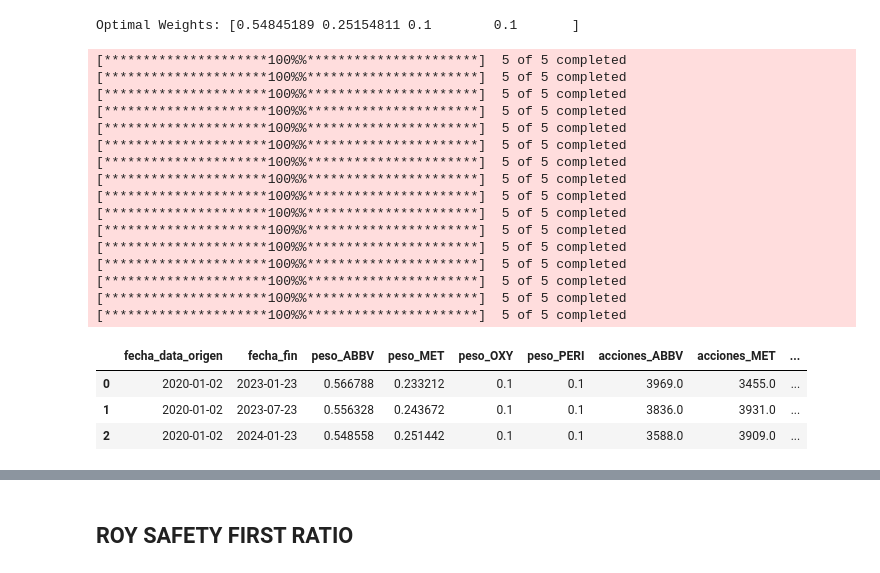
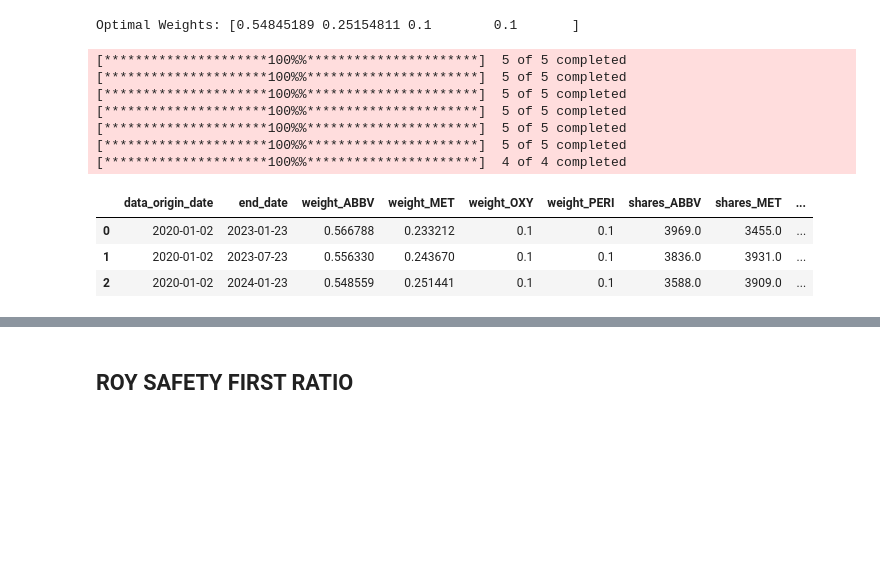
Before and after one commit to diegotita4/PAP-QAA_strategies, a Jupyter notebook: validations.ipynb, the cells around one changed output, grey strips where cells are left out. Drawn from its saved outputs; the diff is of its cells as text; code cells hidden in the pictures; blank space fills up the shorter version.

```diff
--- a/validations.ipynb
+++ b/validations.ipynb
@@ -33,6 +33,12 @@ optimization_models = ['SLSQP', 'Monte Carlo', 'COBYLA']
 QAA_instance = QAA(tickers=tickers, start_date='2020-01-02', end_date='2024-01-23', rf=0.02)
 # %% [output]
 [*********************100%%**********************]  5 of 5 completed
+# %%
+# Backtesting
+initial_portfolio_value = 1_000_000
+rebalance_frequency_months = 6
+optimization_model = 'SLSQP'
+rf = 0.02
 # %% [markdown]
 ## Minimum Variance
 # %%
@@ -290,59 +286,31 @@ print("Optimal Weights:", opt_results.x)
 [*********************100%%**********************]  4 of 4 completed
 [*********************100%%**********************]  1 of 1 completed
 Optimal Weights: [0.54845189 0.25154811 0.1        0.1       ]
-# %%
-tickers = ["ABBV", "MET", "OXY", "PERI"]
-rf = 0.02  # Tasa libre de riesgo
-optimization_strategy = 'Semivariance'
-optimization_model = 'SLSQP'
-valor_portafolio_inicial = 1_000_000
-frecuencias_rebalanceo_meses = 6
-sin_frecuencias_rebalanceo_meses = 12
 # %%
-# Realizar el backtesting
-resultados_backtesting = backtesting_dinamico(
+optimization_strategy = 'Semivariance'
+
+results, daily_data, portfolio_value = dynamic_backtesting(
     tickers=tickers,
-    start_date='2020-01-02',
+    start_date_data='2020-01-02',
     start_backtesting='2023-01-23',
     end_date='2024-01-23',
-    frecuencias_rebalanceo_meses = [frecuencias_rebalanceo_meses] , # Ajustes cada 2, 3, 4 y 6 meses
+    rebalance_frequency_months = [rebalance_frequency_months] , # Ajustes cada 2, 3, 4 y 6 meses
     rf=rf,
     optimization_strategy=optimization_strategy,
     optimization_model=optimization_model,
-    valor_portafolio_inicial = valor_portafolio_inicial
+    initial_portfolio_value = initial_portfolio_value
 )
 
-resultados_sin_backtesting = backtesting_dinamico(
-    tickers=tickers,
-    start_date='2010-01-02',
-    start_backtesting='2020-01-23',
-    end_date='2024-01-23',
-    frecuencias_rebalanceo_meses = [sin_frecuencias_rebalanceo_meses] , # Ajustes cada 2, 3, 4 y 6 meses
-    rf=rf,
-    optimization_strategy=optimization_strategy,
-    optimization_model=optimization_model,
-    valor_portafolio_inicial = valor_portafolio_inicial
-)
-
-resultados_backtesting
+results
 # %% [output]
 [*********************100%%**********************]  5 of 5 completed
 [*********************100%%**********************]  5 of 5 completed
 [*********************100%%**********************]  5 of 5 completed
 [*********************100%%**********************]  5 of 5 completed
 [*********************100%%**********************]  5 of 5 completed
 [*********************100%%**********************]  5 of 5 completed
-[*********************100%%**********************]  5 of 5 completed
-[*********************100%%**********************]  5 of 5 completed
-[*********************100%%**********************]  5 of 5 completed
-[*********************100%%**********************]  5 of 5 completed
-[*********************100%%**********************]  5 of 5 completed
-[*********************100%%**********************]  5 of 5 completed
-[*********************100%%**********************]  5 of 5 completed
-[*********************100%%**********************]  5 of 5 completed
-[*********************100%%**********************]  5 of 5 completed
-[*********************100%%**********************]  5 of 5 completed
+[*********************100%%**********************]  4 of 4 completed
-|  | fecha_data_origen | fecha_fin | peso_ABBV | peso_MET | peso_OXY | peso_PERI | acciones_ABBV | acciones_MET | ... |
+|  | data_origin_date | end_date | weight_ABBV | weight_MET | weight_OXY | weight_PERI | shares_ABBV | shares_MET | ... |
 | 0 | 2020-01-02 | 2023-01-23 | 0.566788 | 0.233212 | 0.1 | 0.1 | 3969.0 | 3455.0 | ... |
-| 1 | 2020-01-02 | 2023-07-23 | 0.556328 | 0.243672 | 0.1 | 0.1 | 3836.0 | 3931.0 | ... |
-| 2 | 2020-01-02 | 2024-01-23 | 0.548558 | 0.251442 | 0.1 | 0.1 | 3588.0 | 3909.0 | ... |
+| 1 | 2020-01-02 | 2023-07-23 | 0.556330 | 0.243670 | 0.1 | 0.1 | 3836.0 | 3931.0 | ... |
+| 2 | 2020-01-02 | 2024-01-23 | 0.548559 | 0.251441 | 0.1 | 0.1 | 3588.0 | 3909.0 | ... |
```
Also changed, not shown: parts of 27 cells of this notebook, 1 other file.
